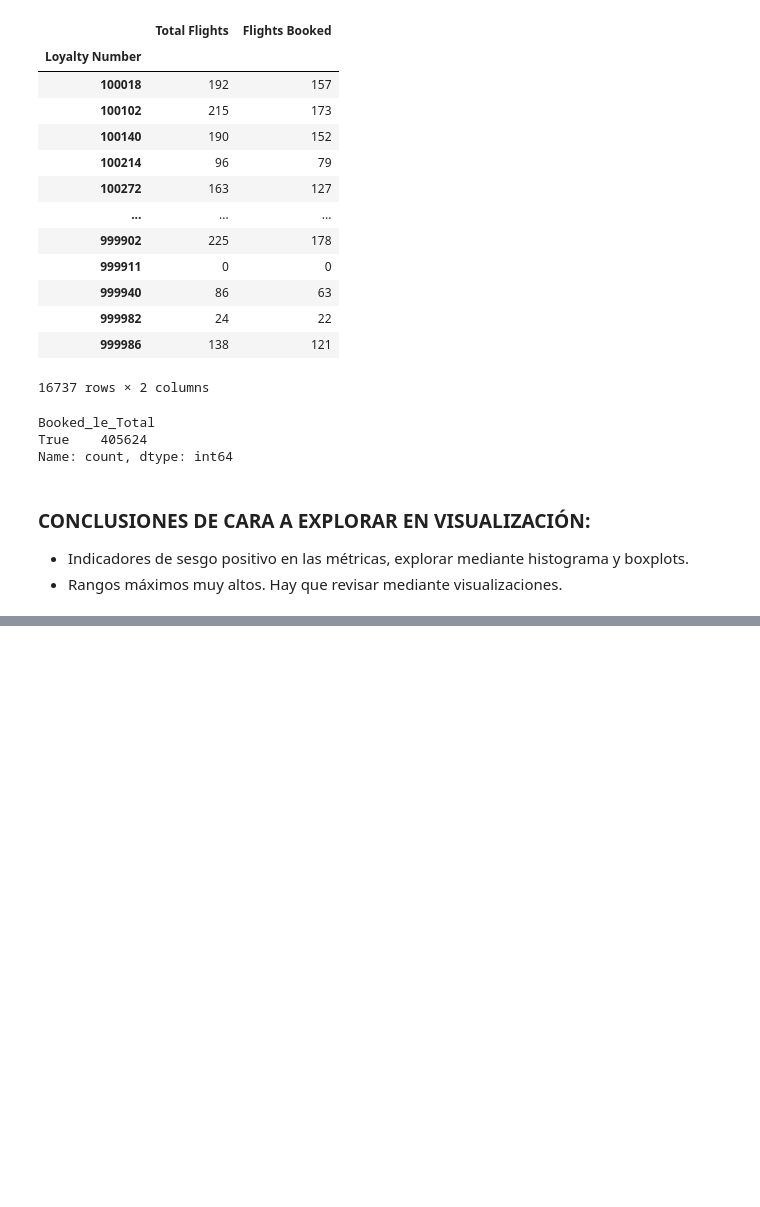
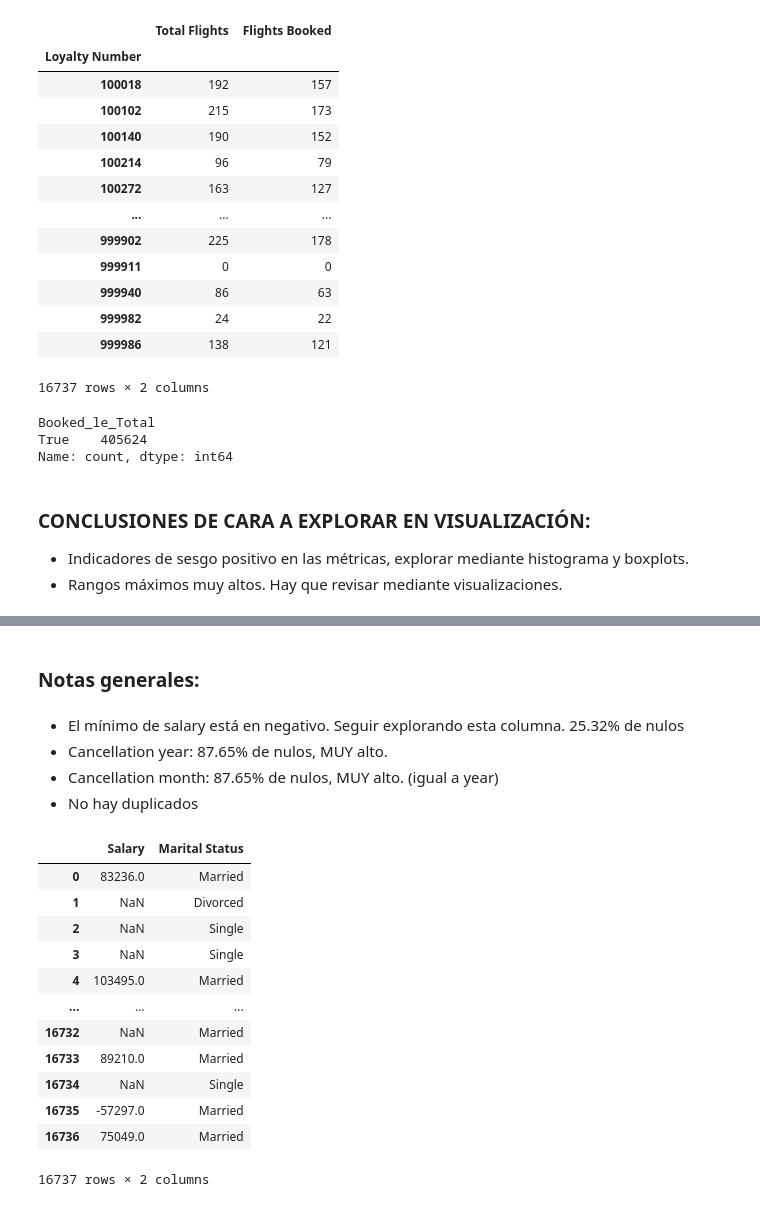
Before and after one commit to Adalab/bda-modulo-3-evaluacion-final-elenapavonfernandez-ui, a Jupyter notebook: notebooks/01_exploracion.ipynb, the cells around one changed output, grey strips where cells are left out. Drawn from its saved outputs; the diff is of its cells as text; code cells hidden in the pictures; blank space fills up the shorter version.

```diff
--- a/notebooks/01_exploracion.ipynb
+++ b/notebooks/01_exploracion.ipynb
@@ -234,0 +272,23 @@ def eda(dataframe):
+# %% [markdown]
+### Notas generales:
+# %% [markdown]
+- El mínimo de salary está en negativo. Seguir explorando esta columna. 25.32% de nulos
+- Cancellation year: 87.65% de nulos, MUY alto.
+- Cancellation month: 87.65% de nulos, MUY alto. (igual a year)
+- No hay duplicados
+# %%
+df_l["Salary"]
+# %% [output]
+|  | Salary | Marital Status |
+| 0 | 83236.0 | Married |
+| 1 | NaN | Divorced |
+| 2 | NaN | Single |
+| 3 | NaN | Single |
+| 4 | 103495.0 | Married |
+| ... | ... | ... |
+| 16732 | NaN | Married |
+| 16733 | 89210.0 | Married |
+| 16734 | NaN | Single |
+| 16735 | -57297.0 | Married |
+| 16736 | 75049.0 | Married |
+16737 rows × 2 columns
```
Also changed, not shown: parts of 1 cell of this notebook, 2 other files.
